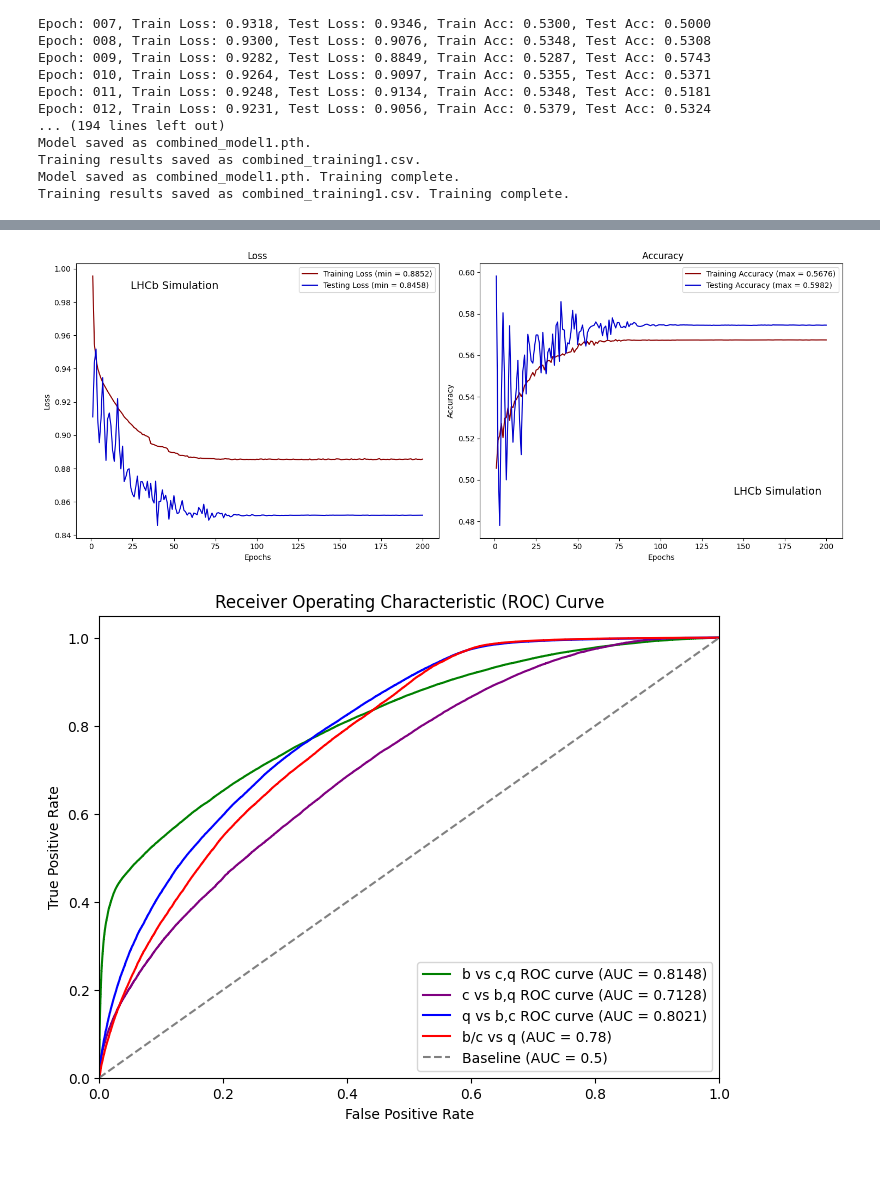
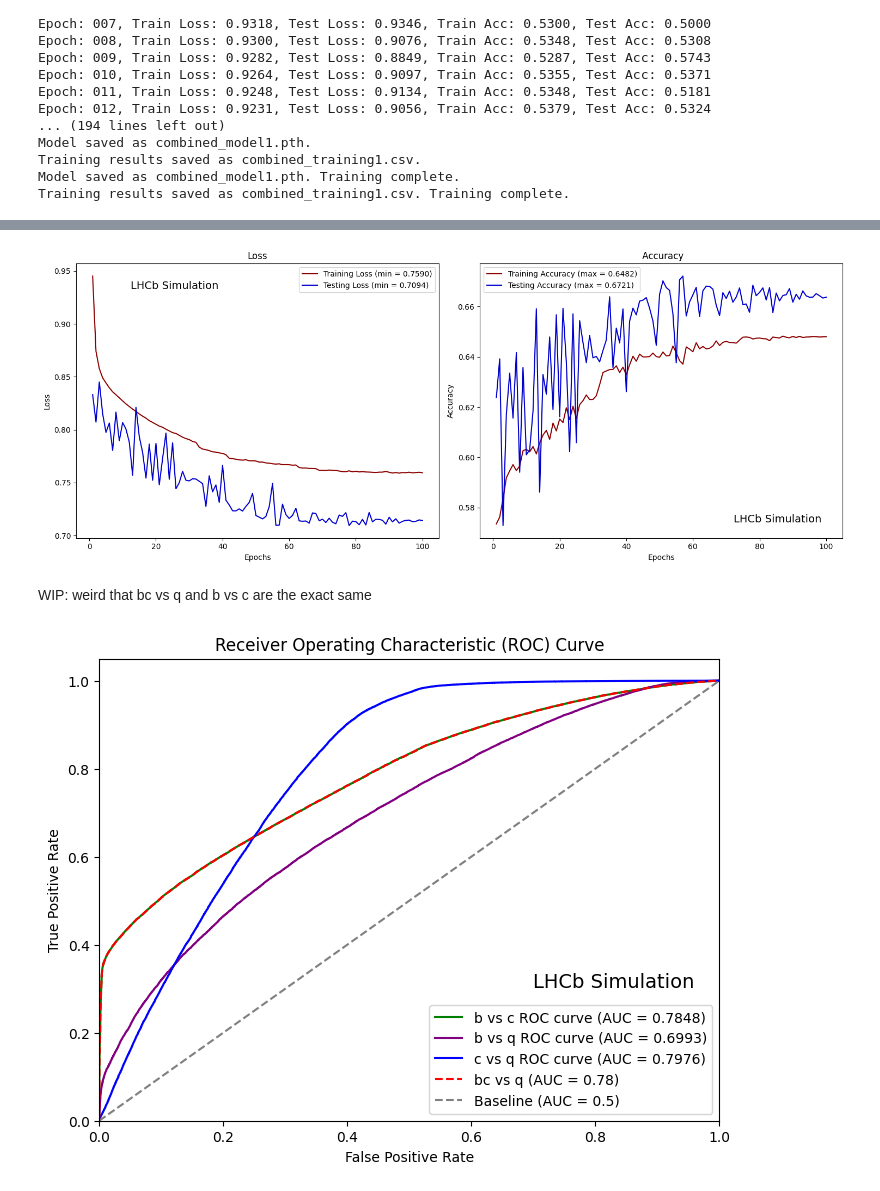
Before and after one commit to gpesticci/Jet-GNN, a Jupyter notebook: combined_GNN.ipynb, the cells around one changed output, grey strips where cells are left out. Cells and saved outputs as stored; diff of their text form; code cells hidden in the pictures; blank space fills up the shorter version.

```diff
--- a/combined_GNN.ipynb
+++ b/combined_GNN.ipynb
@@ -523,6 +484,6 @@ Training results saved as combined_training1.csv. Training complete.
 # %%
-# Reload training data to produce plots
-training = pd.read_csv('combined_training1.csv')
+# Reload training data to produce plots - can skip to here if training completed
+training = pd.read_csv('outputs_50/combined_training2.csv')
 train_loss_values = training['Train Loss'].to_list()
 test_loss_values = training['Test Loss'].to_list()
 train_acc_values = training['Train Accuracy'].to_list()
@@ -548,36 +528,36 @@ def plot_training_results():
     final_test_acc = test_acc_values[-1]
 
     fig, (ax1, ax2) = plt.subplots(1, 2, figsize=(15, 6))
-    #fig.suptitle('Training Results', fontsize=16)
+    #fig.suptitle('Training Results', fontsize=16) # optional title
 
     # Plot Loss
     ax1.plot(epochs, train_loss_values, color='darkred', label=(f"Training Loss (min = {min_train_loss:.4f})"))
     ax1.plot(epochs, test_loss_values, color='mediumblue', label=(f"Testing Loss (min = {min_test_loss:.4f})"))
 
     ax1.text(0.15, 0.90, "LHCb Simulation", transform=ax1.transAxes, fontsize=14, verticalalignment='bottom')
 
     ax1.set_title('Loss')
     ax1.set_xlabel('Epochs')
     ax1.set_ylabel('Loss')
     ax1.legend(loc='best')
 
     # Plot  Accuracy
     ax2.plot(epochs, train_acc_values, color='darkred', label=(f"Training Accuracy (max = {max_train_acc:.4f})"))
     ax2.plot(epochs, test_acc_values, color='mediumblue', label=(f"Testing Accuracy (max = {max_test_acc:.4})"))
 
-    ax2.text(0.7, 0.15, "LHCb Simulation", transform=ax2.transAxes, fontsize=14, verticalalignment='bottom')
+    ax2.text(0.7, 0.05, "LHCb Simulation", transform=ax2.transAxes, fontsize=14, verticalalignment='bottom')
 
     ax2.set_title(' Accuracy')
     ax2.set_xlabel('Epochs')
     ax2.set_ylabel('Accuracy')
     ax2.legend(loc='best')
 
     plt.style.use('default')
     plt.tight_layout()
+    plt.savefig('outputs_50/combined_loss_acc3.png', bbox_inches='tight')
     plt.show()
 
-# After your training loop, call the function:
 plot_training_results()
 # %% [output]
-[figure, old version]
+[figure, new version]
 # %%
@@ -639,16 +637,21 @@ np.save('combined_roc_auc_b_c_vs_q.npy', roc_auc_combined)
+# %% [markdown]
+WIP: weird that bc vs q and b vs c are the exact same
 # %%
+# Plotting the ROC curve
 plt.figure(figsize=(8, 6))
-plt.plot(fpr[0], tpr[0], color='green', label=f'b vs c,q ROC curve (AUC = {auc[0]:.4f})')
-plt.plot(fpr[1], tpr[1], color='purple', label=f'c vs b,q ROC curve (AUC = {auc[1]:.4f})')
-plt.plot(fpr[2], tpr[2], color='blue', label=f'q vs b,c ROC curve (AUC = {auc[2]:.4f})')
-plt.plot(fpr_combined, tpr_combined, color='red', label=f'b,c vs q (AUC = {auc_combined:.2f})')
+plt.plot(fpr[(0, 1)], tpr[(0, 1)], color='green', label=f'b vs c ROC curve (AUC = {roc_auc[(0, 1)]:.4f})')
+plt.plot(fpr[(0, 2)], tpr[(0, 2)], color='purple', label=f'b vs q ROC curve (AUC = {roc_auc[(0, 2)]:.4f})')
+plt.plot(fpr[(1, 2)], tpr[(1, 2)], color='blue', label=f'c vs q ROC curve (AUC = {roc_auc[(1, 2)]:.4f})')
+plt.plot(fpr[(0, 1, 2)], tpr[(0, 1, 2)], color='red', linestyle='--',label=f'bc vs q (AUC = {roc_auc[(0, 1, 2)]:.2f})')
 plt.plot([0, 1], [0, 1], color='grey', linestyle='--', label='Baseline (AUC = 0.5)')
 plt.xlim([0.0, 1.0])
 plt.ylim([0.0, 1.05])
+plt.text(0.7, 0.28, "LHCb Simulation", transform=plt.gca().transAxes, fontsize=14, verticalalignment='bottom')
 plt.xlabel('False Positive Rate')
 plt.ylabel('True Positive Rate')
 plt.title('Receiver Operating Characteristic (ROC) Curve')
 plt.legend(loc='lower right')
+plt.savefig('outputs_50/combined_rocs2.png', bbox_inches='tight')
 plt.show()
 # %% [output]
-[figure, old version]
+[figure, new version]
```
Also changed, not shown: parts of 32 cells of this notebook, 3 other files.
